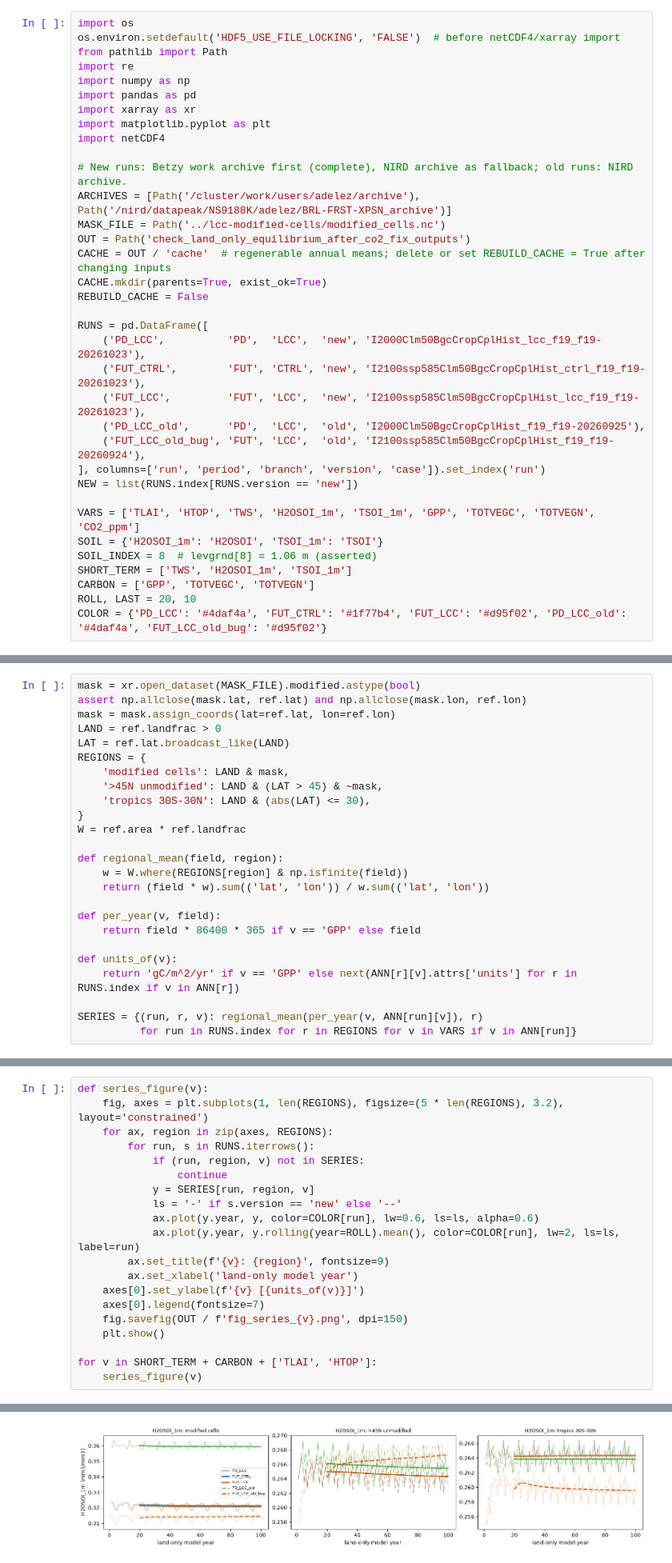
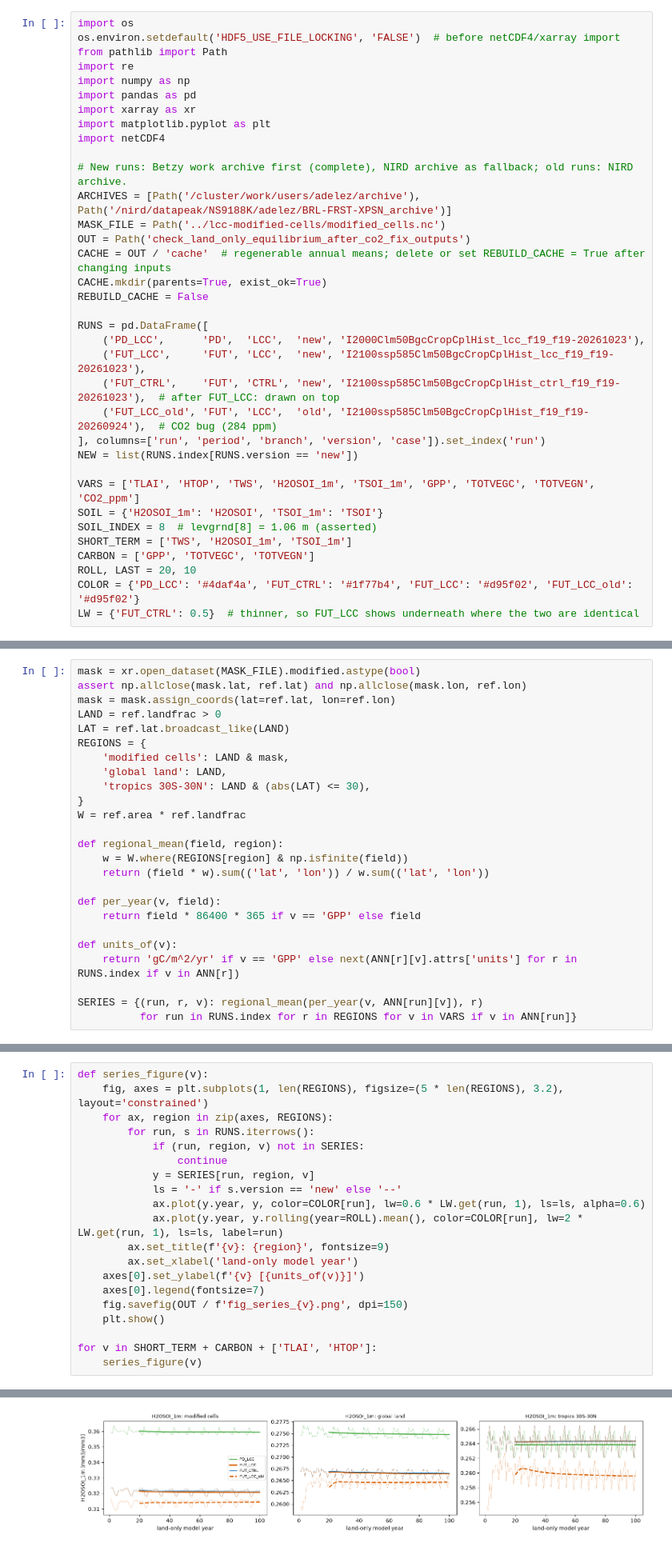
Before and after one commit to adelezaini/boreal-forest-expansion, a Jupyter notebook: diagnostics/check-simulation-equilibrium/check-land-only-equilibrium-after-co2-fix/check_land_only_equilibrium_after_co2_fix.ipynb, the cells around one changed output, grey strips where cells are left out. Shown at 80% size. Cells and saved outputs as stored; diff of their text form.

Commit message:
check land-only spinup after co2 fix

```diff
--- a/diagnostics/check-simulation-equilibrium/check-land-only-equilibrium-after-co2-fix/check_land_only_equilibrium_after_co2_fix.ipynb
+++ b/diagnostics/check-simulation-equilibrium/check-land-only-equilibrium-after-co2-fix/check_land_only_equilibrium_after_co2_fix.ipynb
@@ -37,11 +39,10 @@ CACHE.mkdir(parents=True, exist_ok=True)
 REBUILD_CACHE = False
 
 RUNS = pd.DataFrame([
-    ('PD_LCC',          'PD',  'LCC',  'new', 'I2000Clm50BgcCropCplHist_lcc_f19_f19-20261023'),
-    ('FUT_CTRL',        'FUT', 'CTRL', 'new', 'I2100ssp585Clm50BgcCropCplHist_ctrl_f19_f19-20261023'),
-    ('FUT_LCC',         'FUT', 'LCC',  'new', 'I2100ssp585Clm50BgcCropCplHist_lcc_f19_f19-20261023'),
-    ('PD_LCC_old',      'PD',  'LCC',  'old', 'I2000Clm50BgcCropCplHist_f19_f19-20260925'),
-    ('FUT_LCC_old_bug', 'FUT', 'LCC',  'old', 'I2100ssp585Clm50BgcCropCplHist_f19_f19-20260924'),
+    ('PD_LCC',      'PD',  'LCC',  'new', 'I2000Clm50BgcCropCplHist_lcc_f19_f19-20261023'),
+    ('FUT_LCC',     'FUT', 'LCC',  'new', 'I2100ssp585Clm50BgcCropCplHist_lcc_f19_f19-20261023'),
+    ('FUT_CTRL',    'FUT', 'CTRL', 'new', 'I2100ssp585Clm50BgcCropCplHist_ctrl_f19_f19-20261023'),  # after FUT_LCC: drawn on top
+    ('FUT_LCC_old', 'FUT', 'LCC',  'old', 'I2100ssp585Clm50BgcCropCplHist_f19_f19-20260924'),  # CO2 bug (284 ppm)
 ], columns=['run', 'period', 'branch', 'version', 'case']).set_index('run')
 NEW = list(RUNS.index[RUNS.version == 'new'])
 
@@ -51,7 +52,8 @@ SOIL_INDEX = 8  # levgrnd[8] = 1.06 m (asserted)
 SHORT_TERM = ['TWS', 'H2OSOI_1m', 'TSOI_1m']
 CARBON = ['GPP', 'TOTVEGC', 'TOTVEGN']
 ROLL, LAST = 20, 10
-COLOR = {'PD_LCC': '#4daf4a', 'FUT_CTRL': '#1f77b4', 'FUT_LCC': '#d95f02', 'PD_LCC_old': '#4daf4a', 'FUT_LCC_old_bug': '#d95f02'}
+COLOR = {'PD_LCC': '#4daf4a', 'FUT_CTRL': '#1f77b4', 'FUT_LCC': '#d95f02', 'FUT_LCC_old': '#d95f02'}
+LW = {'FUT_CTRL': 0.5}  # thinner, so FUT_LCC shows underneath where the two are identical
 # %% [markdown]
 ## 1. Read the annual means
 
@@ -139,7 +140,7 @@ LAND = ref.landfrac > 0
 LAT = ref.lat.broadcast_like(LAND)
 REGIONS = {
     'modified cells': LAND & mask,
-    '>45N unmodified': LAND & (LAT > 45) & ~mask,
+    'global land': LAND,
     'tropics 30S-30N': LAND & (abs(LAT) <= 30),
 }
 W = ref.area * ref.landfrac
@@ -184,8 +185,8 @@ def series_figure(v):
                 continue
             y = SERIES[run, region, v]
             ls = '-' if s.version == 'new' else '--'
-            ax.plot(y.year, y, color=COLOR[run], lw=0.6, ls=ls, alpha=0.6)
-            ax.plot(y.year, y.rolling(year=ROLL).mean(), color=COLOR[run], lw=2, ls=ls, label=run)
+            ax.plot(y.year, y, color=COLOR[run], lw=0.6 * LW.get(run, 1), ls=ls, alpha=0.6)
+            ax.plot(y.year, y.rolling(year=ROLL).mean(), color=COLOR[run], lw=2 * LW.get(run, 1), ls=ls, label=run)
         ax.set_title(f'{v}: {region}', fontsize=9)
         ax.set_xlabel('land-only model year')
     axes[0].set_ylabel(f'{v} [{units_of(v)}]')
@@ -200 +201 @@ for v in SHORT_TERM + CARBON + ['TLAI', 'HTOP']:
-[figure, old version]
+[figure, new version]
```
Also changed, not shown: parts of 11 cells of this notebook, 14 other files.
